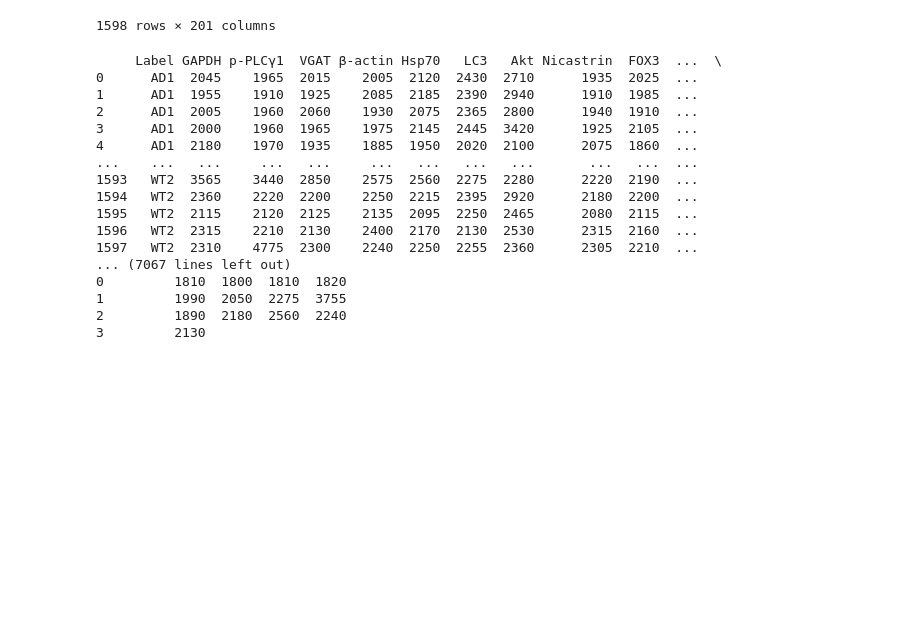
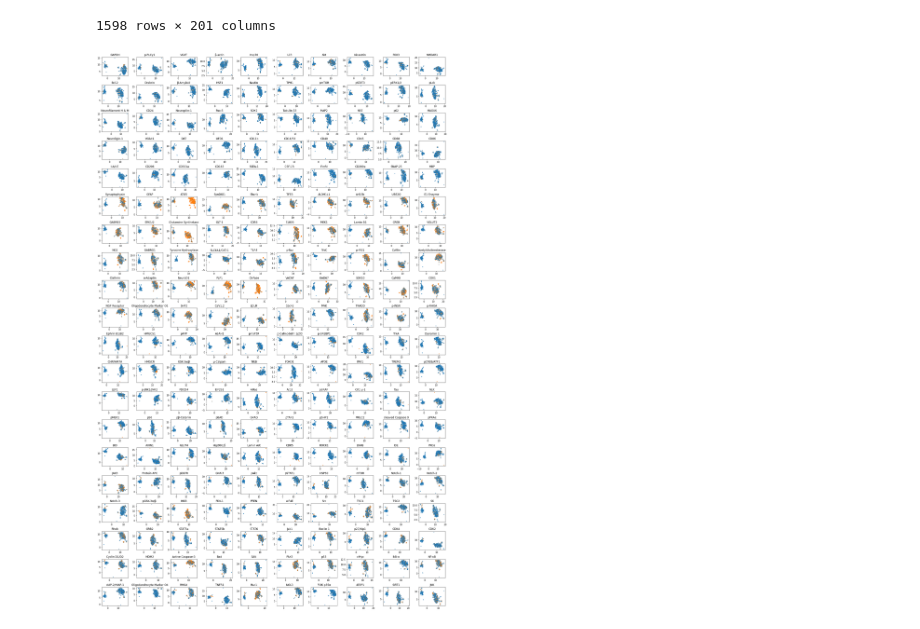
Before and after one commit to jes-liu/MultiplexBiotechnologyLab, a Jupyter notebook: Proteins Data.ipynb, the cells around one changed output. Saved outputs shown, nothing was run; the diff lists cells and outputs as text; code cells hidden in the pictures; blank space fills up the shorter version.

```diff
--- a/Proteins Data.ipynb
+++ b/Proteins Data.ipynb
@@ -409,29 +352,30 @@ def make_many_umap(df, iteration):
-# %%
-fig, axes = plt.subplots(nrows=20, ncols=10, constrained_layout=True, figsize=(22, 35))
-axes_list = [item for sublist in axes for item in sublist]
-
-num_proteins = 200
-for i in range(num_proteins):
-    protein = col[i]
-    threshold_df = get_threshold_df(sc, [ad1_threshold, ad2_threshold, wt1_threshold, wt2_threshold], protein)
-    make_many_umap(threshold_df, i)
-# %% [output]
-     Label GAPDH p-PLCγ1  VGAT β-actin Hsp70   LC3   Akt Nicastrin  FOX3  ...  \
-0      AD1  2045    1965  2015    2005  2120  2430  2710      1935  2025  ...
-1      AD1  1955    1910  1925    2085  2185  2390  2940      1910  1985  ...
-2      AD1  2005    1960  2060    1930  2075  2365  2800      1940  1910  ...
-3      AD1  2000    1960  1965    1975  2145  2445  3420      1925  2105  ...
-4      AD1  2180    1970  1935    1885  1950  2020  2100      2075  1860  ...
-...    ...   ...     ...   ...     ...   ...   ...   ...       ...   ...  ...
-1593   WT2  3565    3440  2850    2575  2560  2275  2280      2220  2190  ...
-1594   WT2  2360    2220  2200    2250  2215  2395  2920      2180  2200  ...
-1595   WT2  2115    2120  2125    2135  2095  2250  2465      2080  2115  ...
-1596   WT2  2315    2210  2130    2400  2170  2130  2530      2315  2160  ...
-1597   WT2  2310    4775  2300    2240  2250  2255  2360      2305  2210  ...
-... (7067 lines left out)
-0         1810  1800  1810  1820
-1         1990  2050  2275  3755
-2         1890  2180  2560  2240
-3         2130
+# %%
+# make single umap per protein
+
+def make_many_umap(df, iteration, axes_list):
+
+    labels, _ = convert_to_binary(df['Label'])
+    new_df = df.drop('Label', axis=1)
+    new_df = Normalize(new_df)
+
+    c = [sns.color_palette(n_colors=len(labels.keys()))[x] for x in df.Label.map(labels)]
+    embedding = umap.UMAP(n_components=2,
+                         min_dist=.09,
+                         n_neighbors=10
+                         ).fit_transform(new_df)  # small min_dist/n_neighbors tightly cluster the dots
+    ax = axes_list.pop(0)
+    ax.scatter(embedding[:, 0], embedding[:, 1], c=c, s=1)
+    ax.set_title(df.columns[i+1])
+# %%
+fig, axes = plt.subplots(nrows=20, ncols=10, constrained_layout=True, figsize=(22, 35))
+axes_list = [item for sublist in axes for item in sublist]
+
+num_proteins = 200
+for i in range(num_proteins):
+    protein = col[i]
+    threshold_df = get_threshold_df(sc, [ad1_threshold, ad2_threshold, wt1_threshold, wt2_threshold], protein)
+    make_many_umap(threshold_df, i, axes_list)
+# %% [output]
+[figure, added]
 # %%
 make_umap(sc)
```
Also changed, not shown: parts of 10 cells of this notebook.
